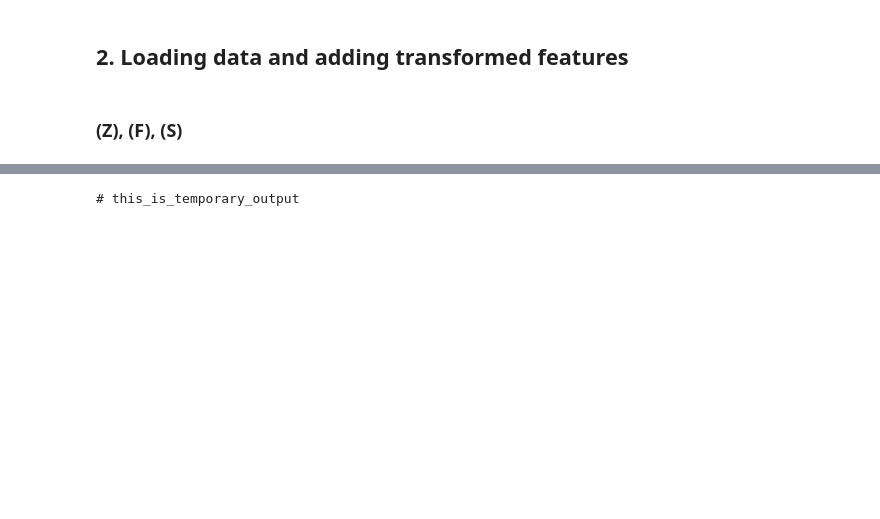
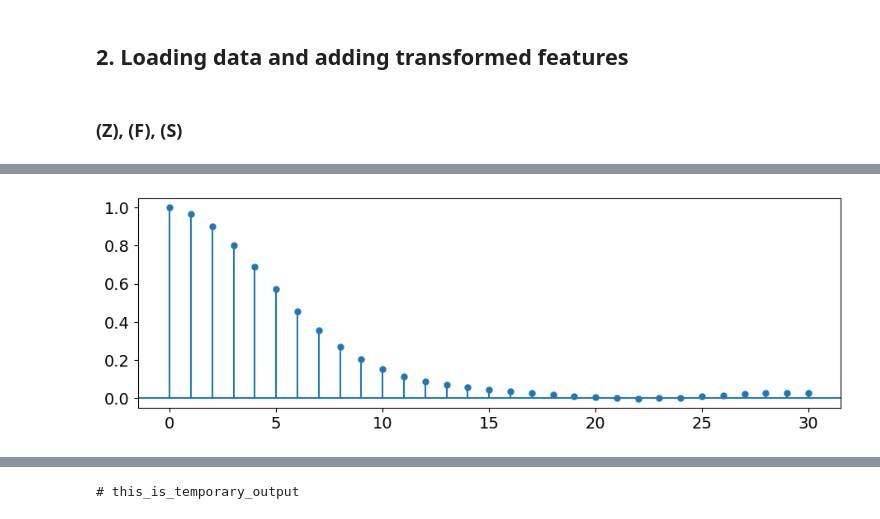
Before and after one commit to krzpiesiewicz/eeg_ihs_experiments, a Jupyter notebook: eeg_andrzejak_classification-ba_thesis-ZFS-with_white_noise.ipynb, the cells around one changed output, grey strips where cells are left out. Drawn from its saved outputs; the diff is of its cells as text; code cells hidden in the pictures; blank space fills up the shorter version.

```diff
--- a/eeg_andrzejak_classification-ba_thesis-ZFS-with_white_noise.ipynb
+++ b/eeg_andrzejak_classification-ba_thesis-ZFS-with_white_noise.ipynb
@@ -182,0 +249,4 @@ eeg["measurements_with_wn"] = [
+# %%
+plot_acf(wn_ts, nlags=30, title="", ax_height=200)
+# %% [output]
+[figure, added]
```
Also changed, not shown: parts of 79 cells of this notebook, 3 other files.
